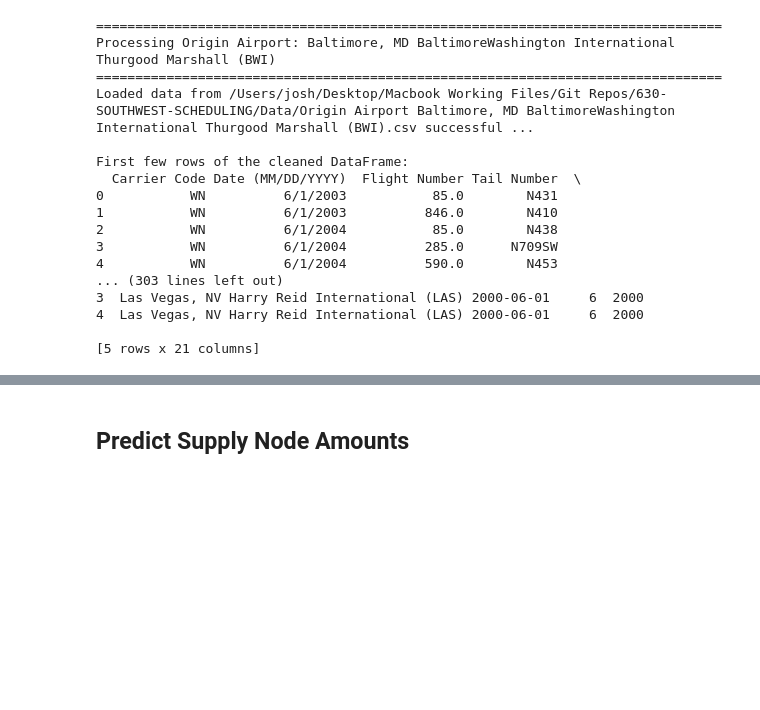
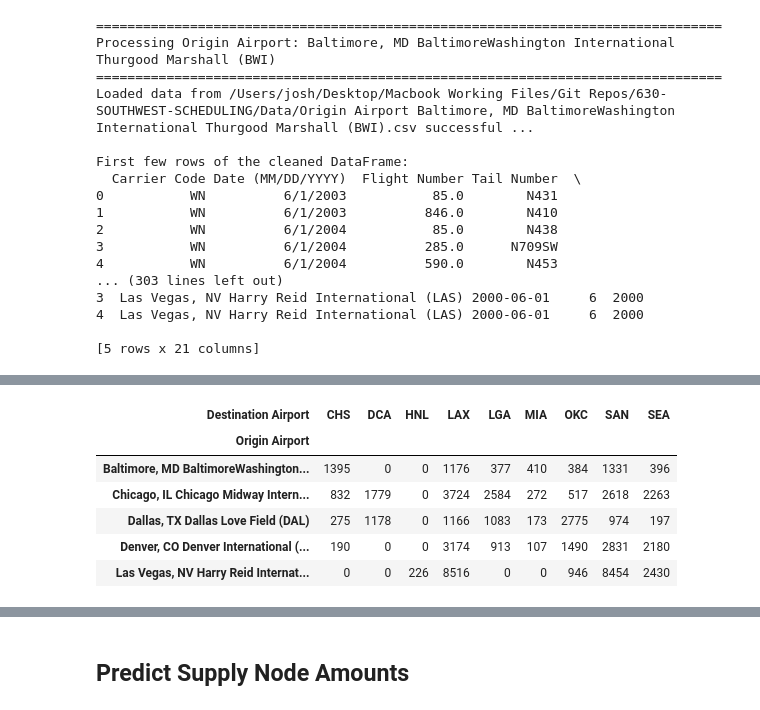
Before and after one commit to Musiik-fn/630-SOUTHWEST-SCHEDULING, a Jupyter notebook: Processing/forecasting.ipynb, the cells around one changed output, grey strips where cells are left out. Saved outputs shown, nothing was run; the diff lists cells and outputs as text; code cells hidden in the pictures; blank space fills up the shorter version.

```diff
--- a/Processing/forecasting.ipynb
+++ b/Processing/forecasting.ipynb
@@ -137,0 +161,11 @@ First few rows of the cleaned DataFrame:
+# %%
+cross_tab = pd.crosstab(master_df['Origin Airport'], master_df['Destination Airport'])
+cross_tab
+# %% [output]
+| Destination Airport | CHS | DCA | HNL | LAX | LGA | MIA | OKC | SAN | SEA |
+| Origin Airport |  |  |  |  |  |  |  |  |  |
+| Baltimore, MD BaltimoreWashington... | 1395 | 0 | 0 | 1176 | 377 | 410 | 384 | 1331 | 396 |
+| Chicago, IL Chicago Midway Intern... | 832 | 1779 | 0 | 3724 | 2584 | 272 | 517 | 2618 | 2263 |
+| Dallas, TX Dallas Love Field (DAL) | 275 | 1178 | 0 | 1166 | 1083 | 173 | 2775 | 974 | 197 |
+| Denver, CO Denver International (... | 190 | 0 | 0 | 3174 | 913 | 107 | 1490 | 2831 | 2180 |
+| Las Vegas, NV Harry Reid Internat... | 0 | 0 | 226 | 8516 | 0 | 0 | 946 | 8454 | 2430 |
```
Also changed, not shown: parts of 7 cells of this notebook, 2 other files.
